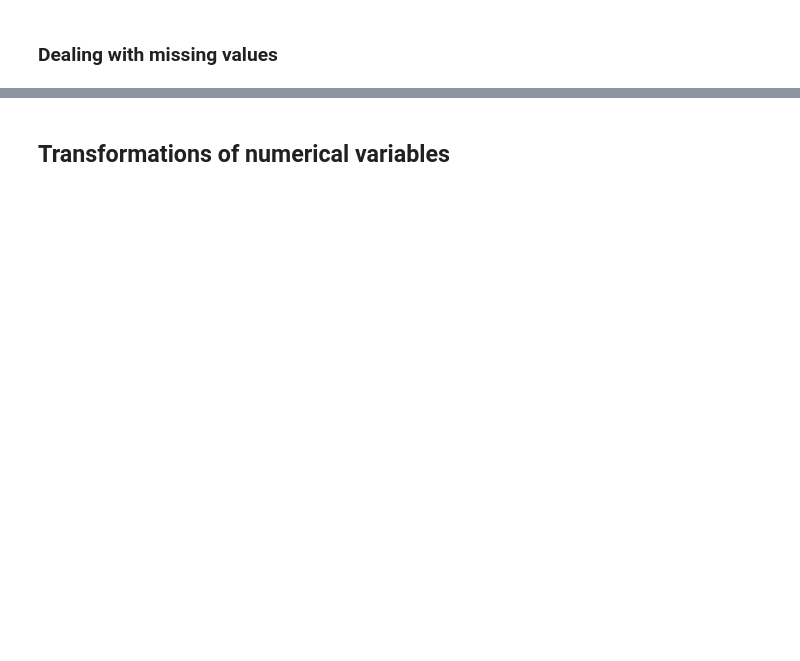
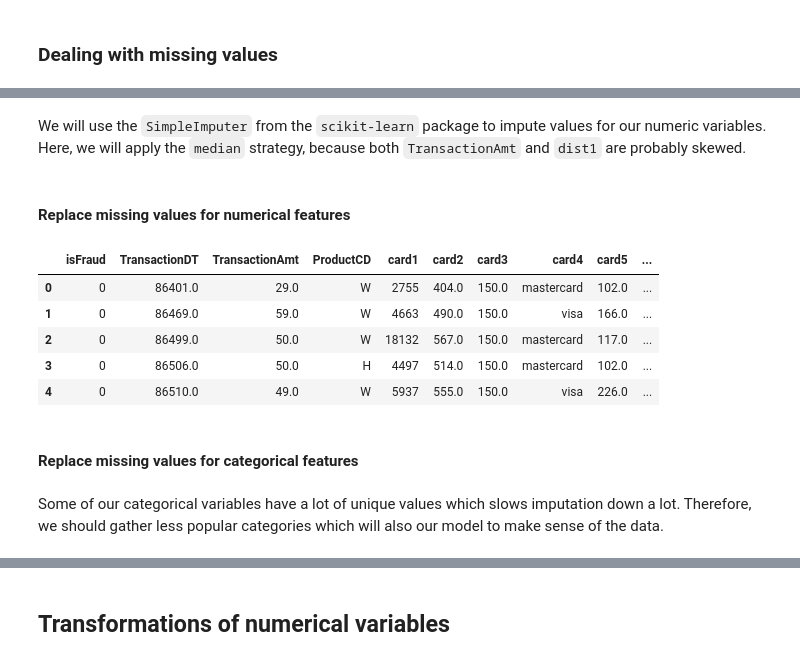
Before and after one commit to felixpeters/ml-workflow-tools, a Jupyter notebook: nbs/04_Feature_Engineering.ipynb, the cells around one changed output, grey strips where cells are left out. Cells and saved outputs as stored; diff of their text form; code cells hidden in the pictures; blank space fills up the shorter version.

```diff
--- a/nbs/04_Feature_Engineering.ipynb
+++ b/nbs/04_Feature_Engineering.ipynb
@@ -133,0 +228,12 @@ Number of rows after record sampling: 589099
+# %%
+def cont_cat_split(df, dep_var=None):
+    cont_names, cat_names = [], []
+    for label in df:
+        if label == dep_var: continue
+        if df[label].dtype == int or df[label].dtype == float: cont_names.append(label)
+        else: cat_names.append(label)
+    return cont_names, cat_names
+# %%
+num_vars, cat_vars = cont_cat_split(raw, dep_var='isFraud')
+print(f'Number of numerical variables: {len(num_vars)}')
+print(f'Number of categorical variables: {len(cat_vars)}')
@@ -133,0 +262,4 @@ Number of rows after record sampling: 589099
+# %% [markdown]
+We will use the `SimpleImputer` from the `scikit-learn` package to impute values for our numeric variables. Here, we will apply the `median` strategy, because both `TransactionAmt` and `dist1` are probably skewed.
+# %% [markdown]
+#### Replace missing values for numerical features
@@ -133,0 +269,17 @@ Number of rows after record sampling: 589099
+# %%
+num_imputer = SimpleImputer(missing_values=np.NaN, strategy="median")
+# %%
+for var in num_vars:
+    raw[var] = num_imputer.fit_transform(X=raw[[var]])
+raw.head()
+# %% [output]
+|  | isFraud | TransactionDT | TransactionAmt | ProductCD | card1 | card2 | card3 | card4 | card5 | ... |
+| 0 | 0 | 86401.0 | 29.0 | W | 2755 | 404.0 | 150.0 | mastercard | 102.0 | ... |
+| 1 | 0 | 86469.0 | 59.0 | W | 4663 | 490.0 | 150.0 | visa | 166.0 | ... |
+| 2 | 0 | 86499.0 | 50.0 | W | 18132 | 567.0 | 150.0 | mastercard | 117.0 | ... |
+| 3 | 0 | 86506.0 | 50.0 | H | 4497 | 514.0 | 150.0 | mastercard | 102.0 | ... |
+| 4 | 0 | 86510.0 | 49.0 | W | 5937 | 555.0 | 150.0 | visa | 226.0 | ... |
+# %% [markdown]
+#### Replace missing values for categorical features
+# %% [markdown]
+Some of our categorical variables have a lot of unique values which slows imputation down a lot. Therefore, we should gather less popular categories which will also our model to make sense of the data.
```
Also changed, not shown: parts of 64 cells of this notebook, 3 other files.
